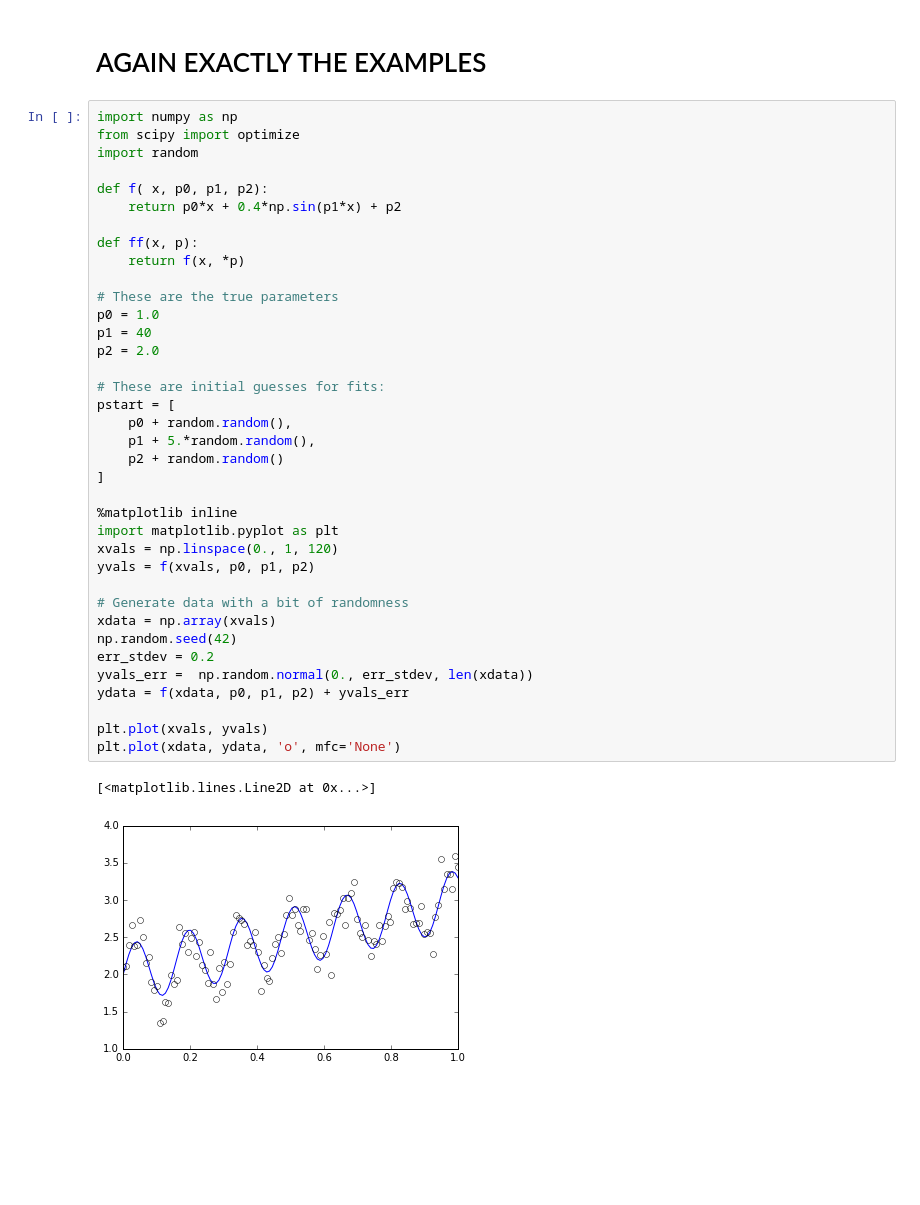
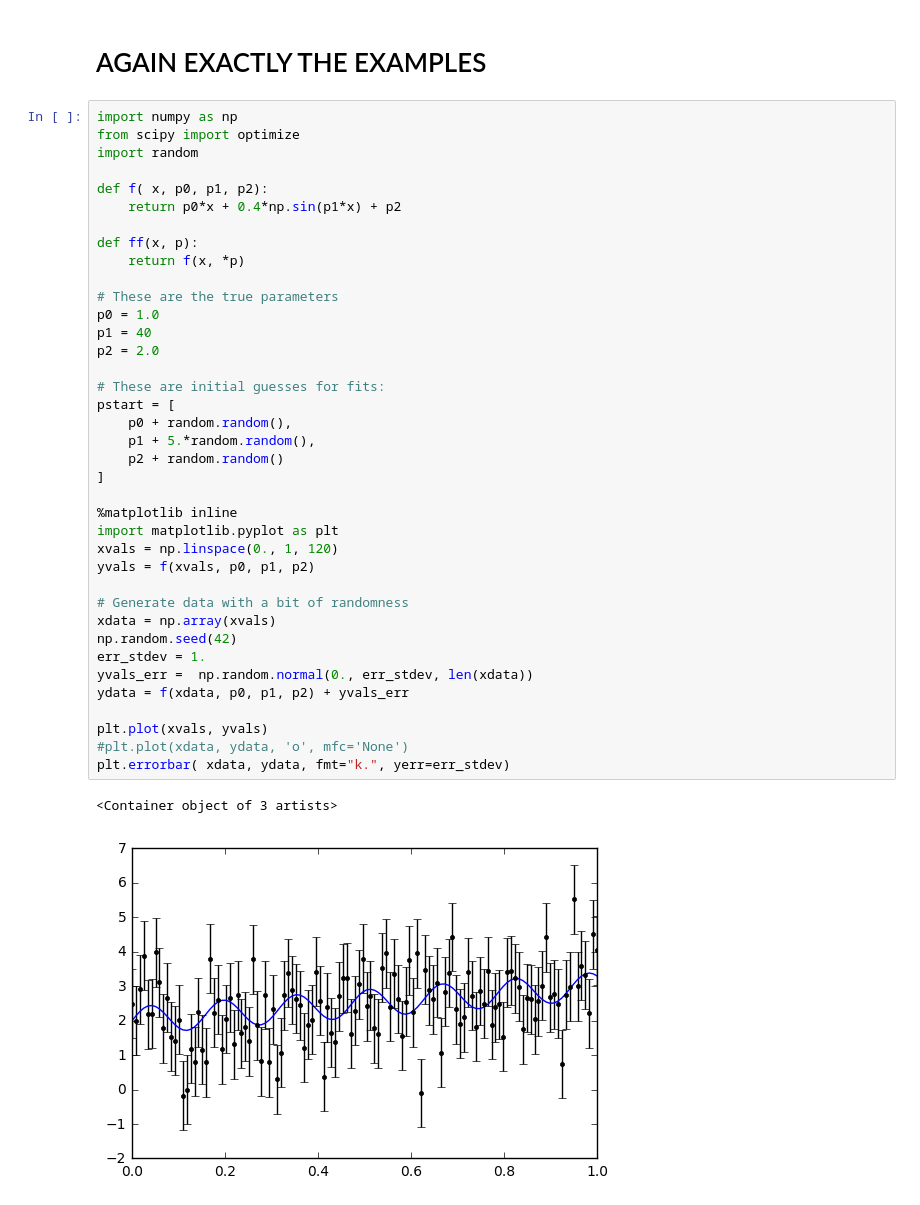
Before and after one commit to jarogames/InstructJupyter, a Jupyter notebook: Matplotlib/fiterrors.ipynb, the cells around one changed output. Saved outputs shown, nothing was run; the diff lists cells and outputs as text; blank space fills up the shorter version.

Commit message:
curve_fit  GOOD EXAMPLE NOW

```diff
--- a/Matplotlib/fiterrors.ipynb
+++ b/Matplotlib/fiterrors.ipynb
@@ -53,35 +61,36 @@ def f( x, p0, p1, p2):
     return p0*x + 0.4*np.sin(p1*x) + p2
 
 def ff(x, p):
     return f(x, *p)
 
 # These are the true parameters
 p0 = 1.0
 p1 = 40
 p2 = 2.0
 
 # These are initial guesses for fits:
 pstart = [
     p0 + random.random(),
     p1 + 5.*random.random(),
     p2 + random.random()
 ]
 
 %matplotlib inline
 import matplotlib.pyplot as plt
 xvals = np.linspace(0., 1, 120)
 yvals = f(xvals, p0, p1, p2)
 
 # Generate data with a bit of randomness
 xdata = np.array(xvals)
 np.random.seed(42)
-err_stdev = 0.2
+err_stdev = 1.
 yvals_err =  np.random.normal(0., err_stdev, len(xdata))
 ydata = f(xdata, p0, p1, p2) + yvals_err
 
 plt.plot(xvals, yvals)
-plt.plot(xdata, ydata, 'o', mfc='None')
+#plt.plot(xdata, ydata, 'o', mfc='None')
+plt.errorbar( xdata, ydata, fmt="k.", yerr=err_stdev)
 # %% [output]
-[<matplotlib.lines.Line2D at 0x...>]
+<Container object of 3 artists>
-[figure, old version]
+[figure, new version]
 # %%
```
Also changed, not shown: parts of 6 cells of this notebook, 8 other files.
